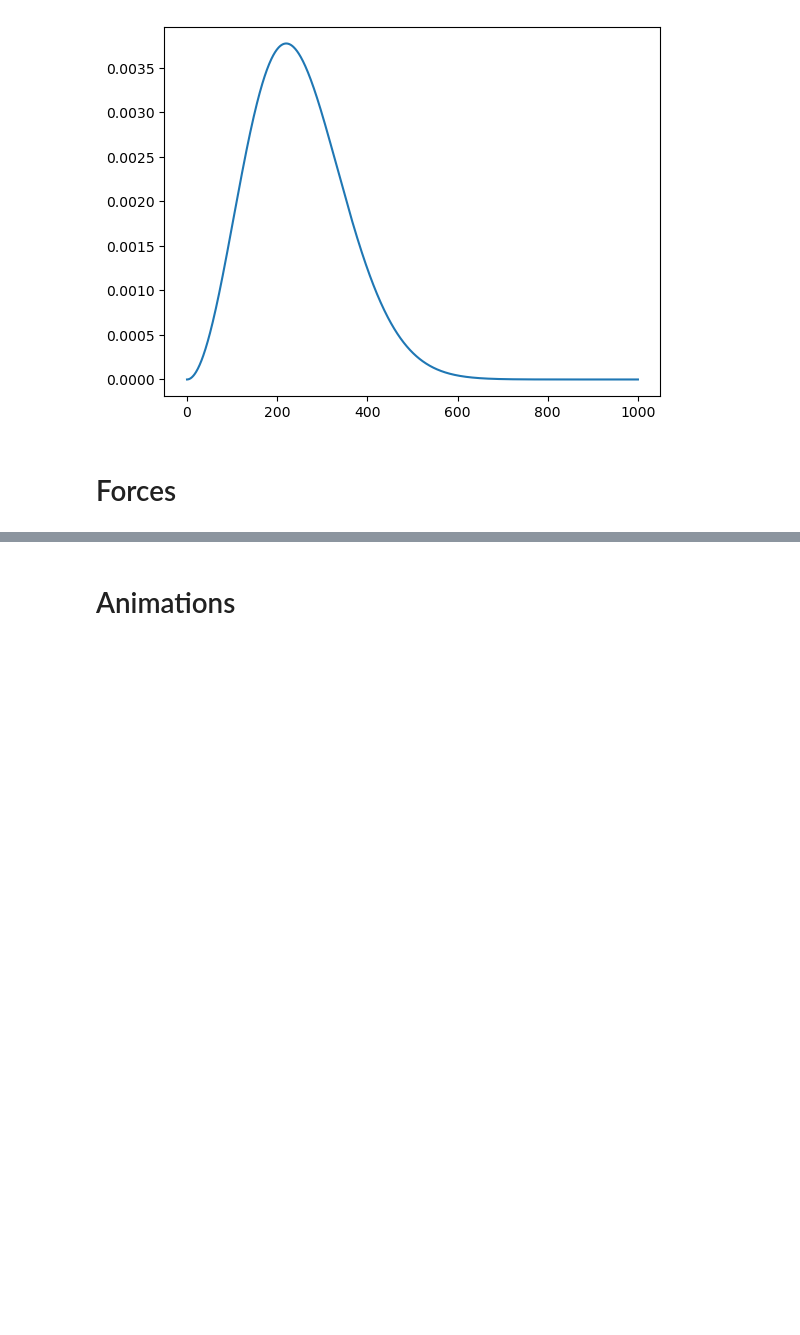
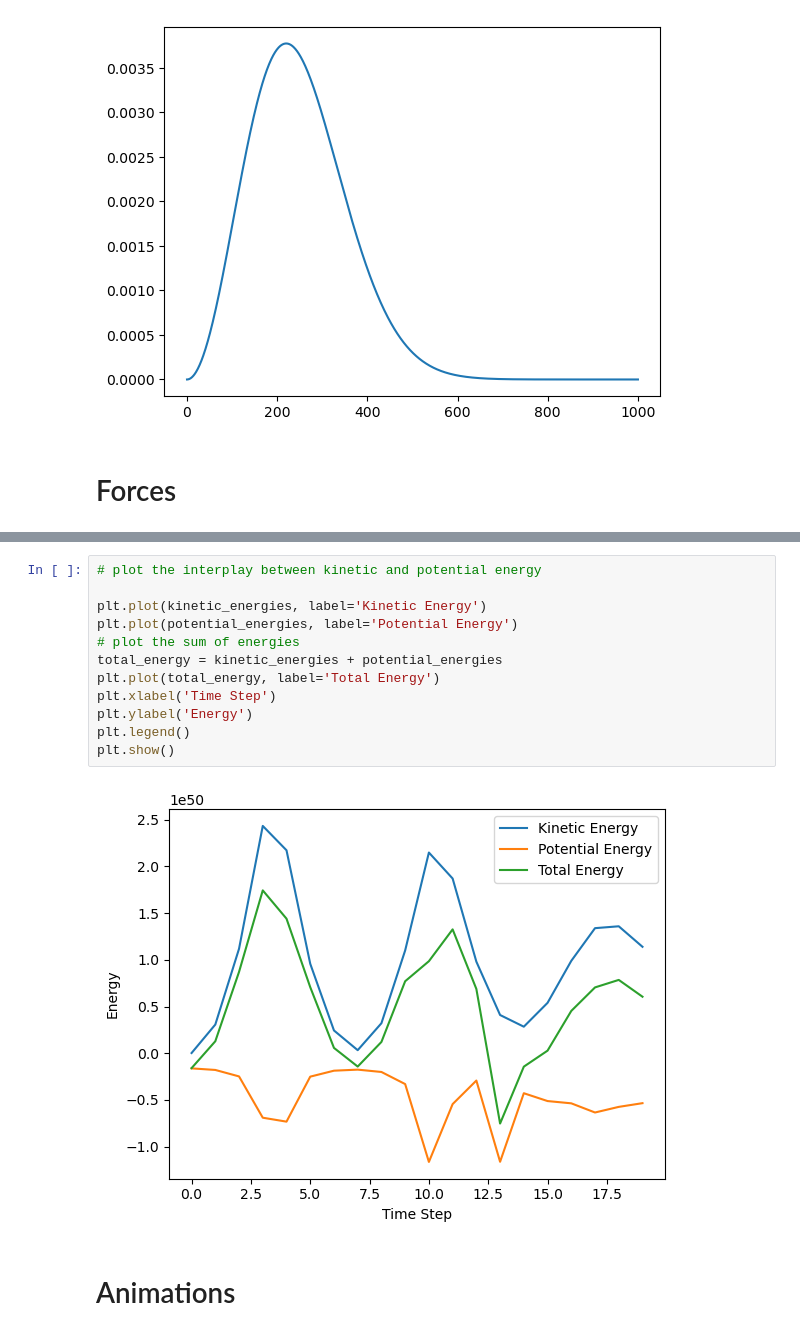
Before and after one commit to AdamSmithOrlik/dark-matter-N-body, a Jupyter notebook: N-body-solver-dev.ipynb, the cells around one changed output, grey strips where cells are left out. Drawn from its saved outputs; the diff is of its cells as text; blank space fills up the shorter version.

```diff
--- a/N-body-solver-dev.ipynb
+++ b/N-body-solver-dev.ipynb
@@ -551,3 +620,17 @@ plt.show()
+# %%
+# plot the interplay between kinetic and potential energy
+
+plt.plot(kinetic_energies, label='Kinetic Energy')
+plt.plot(potential_energies, label='Potential Energy')
+# plot the sum of energies
+total_energy = kinetic_energies + potential_energies
+plt.plot(total_energy, label='Total Energy')
+plt.xlabel('Time Step')
+plt.ylabel('Energy')
+plt.legend()
+plt.show()
+# %% [output]
+[figure, added]
 # %% [markdown]
 # Animations
 # %%
```
Also changed, not shown: parts of 11 cells of this notebook, 14 other files.
